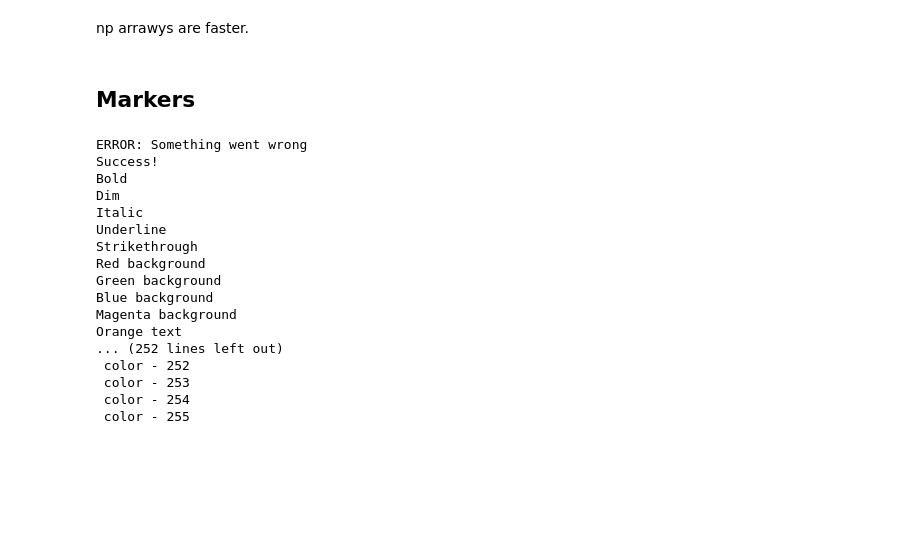
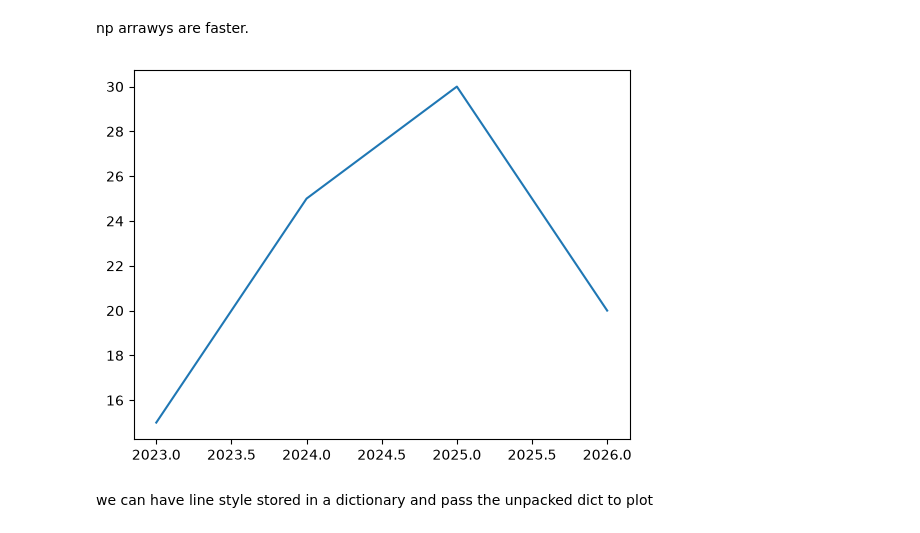
Before and after one commit to Anand-Ramdas-Kale/learning-basics, a Jupyter notebook: matplotlib-basics.ipynb, the cells around one changed output. Saved outputs shown, nothing was run; the diff lists cells and outputs as text; code cells hidden in the pictures; blank space fills up the shorter version.

```diff
--- a/matplotlib-basics.ipynb
+++ b/matplotlib-basics.ipynb
@@ -7,67 +7,13 @@ import numpy as np
 np arrawys are faster.
 # %%
 x = np.array([2023, 2024, 2025, 2026])
-y = np.array([15, 25, 30, 20])
+y0 = np.array([15, 25, 30, 20])
+y1 = np.array([20, 10, 50, 5])
+y2 = np.array([10, 15, 20, 30])
 
-plt.plot(x, y)
+plt.plot(x, y0)
 plt.show()
+# %% [output]
+[figure, added]
-# %% [markdown]
-## Markers
-# %%
-# =============================================================================================================== #
-#                                                FORMATTING CELL                                                  #
-# =============================================================================================================== #
-RESET = "\033[0m"
-BOLD = "\033[1m"
-DIM = "\033[2m"
-ITALIC = "\033[3m"
-UNDERLINE = "\033[4m"
-HIGHLIGHT = "\033[7m"
-STRIKE = "\033[9m"
-
-RED = "\033[31m"
-GREEN = "\033[32m"
-YELLOW = "\033[33m"
-BLUE = "\033[34m"
-MAGENTA = "\033[35m"
-CYAN = "\033[36m"
-
-print(f"{BOLD}{RED}ERROR:{RESET} Something went wrong")
-print(f"{GREEN}Success!{RESET}")
-
-print("\033[1mBold\033[0m")
-print("\033[2mDim\033[0m")
-print("\033[3mItalic\033[0m")
-print("\033[4mUnderline\033[0m")
-print("\033[9mStrikethrough\033[0m")
-
-print("\033[41mRed background\033[0m")
-print("\033[42mGreen background\033[0m")
-print("\033[44mBlue background\033[0m")
-print("\033[45mMagenta background\033[0m")
-
-print("\033[38;2;255;100;50mOrange text\033[0m")
-for i in range(256):
-    # the 5 is for 256 color palette, 3 in 38 is for forground, can do 4 for background
-    print(f"\033[38;5;{i}m color - {i}\033[0m")
-
-def print_separator():
-    print(f"{RED}================================================================================{RESET}")
-# %% [output]
-ERROR: Something went wrong
-Success!
-Bold
-Dim
-Italic
-Underline
-Strikethrough
-Red background
-Green background
-Blue background
-Magenta background
-Orange text
-... (252 lines left out)
- color - 252
- color - 253
- color - 254
- color - 255
+# %% [markdown]
+we can have line style stored in a dictionary and pass the unpacked dict to plot
```
Also changed, not shown: parts of 16 cells of this notebook.
